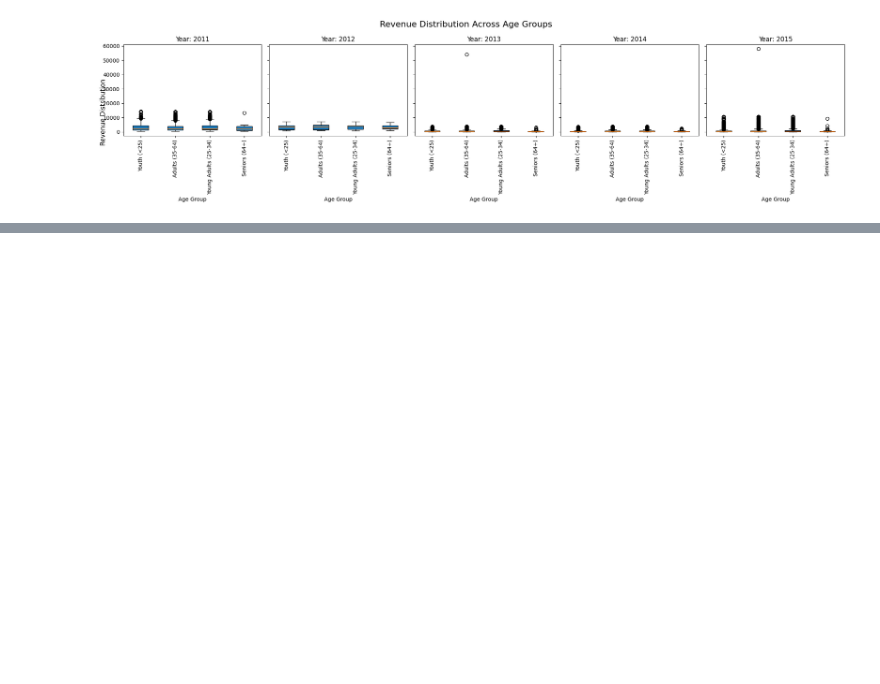
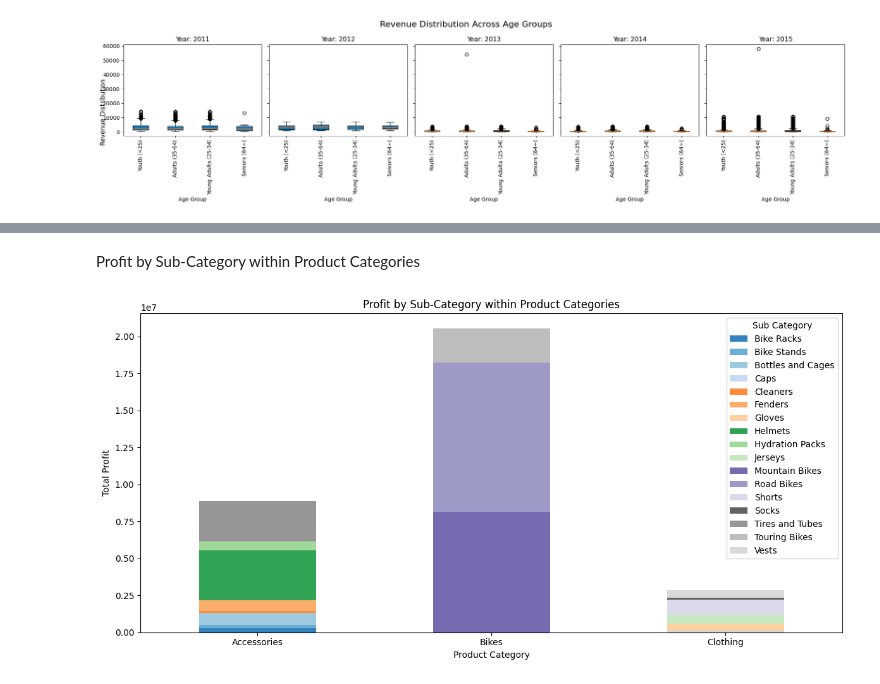
Before and after one commit to shivanswamynathan/EDA_Sales_data, a Jupyter notebook: DS_PROJECT.ipynb, the cells around one changed output, grey strips where cells are left out. Cells and saved outputs as stored; diff of their text form; code cells hidden in the pictures; blank space fills up the shorter version.

```diff
--- a/DS_PROJECT.ipynb
+++ b/DS_PROJECT.ipynb
@@ -348,0 +374,27 @@ plt.show()
+# %% [markdown]
+Profit by Sub-Category within Product Categories
+# %%
+# Group by Product_Category and Sub_Category to calculate total Revenue and Profit
+category_stats = df.groupby(['Product_Category', 'Sub_Category']).agg({
+    'Revenue': 'sum',
+    'Profit': 'sum'
+}).reset_index()
+
+# Pivot the data to prepare for a stacked bar chart
+pivot_data = category_stats.pivot(index='Product_Category', columns='Sub_Category', values='Profit')  # Change to 'Revenue' if needed
+
+# Plotting the stacked bar chart
+pivot_data.plot(kind='bar', stacked=True, figsize=(12, 6), colormap='tab20c')
+
+# Add labels and title
+plt.xlabel('Product Category')
+plt.ylabel('Total Profit')  # Change to 'Total Revenue' if using Revenue
+plt.title('Profit by Sub-Category within Product Categories')
+plt.xticks(rotation=0)
+plt.legend(title='Sub Category')
+plt.tight_layout()
+
+# Show the plot
+plt.show()
+# %% [output]
+[figure, added]
```
Also changed, not shown: parts of 9 cells of this notebook.
